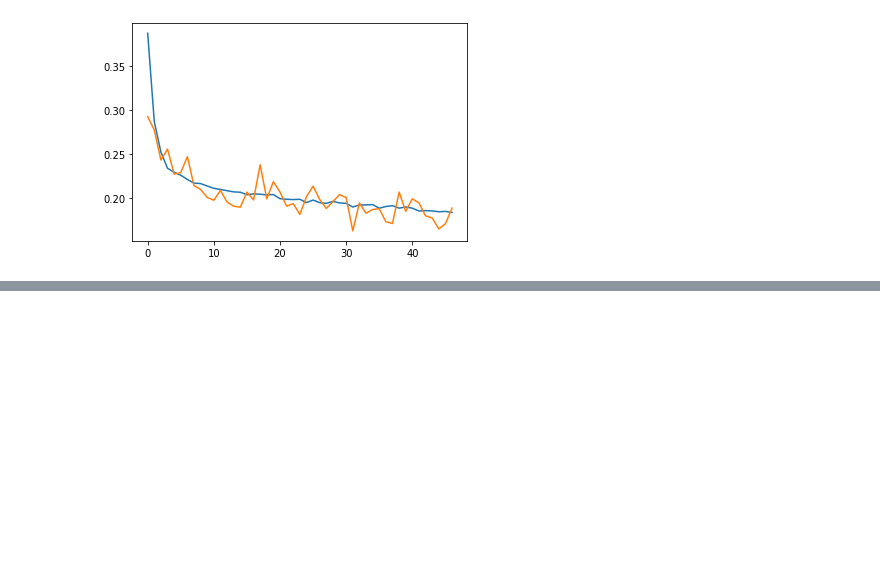
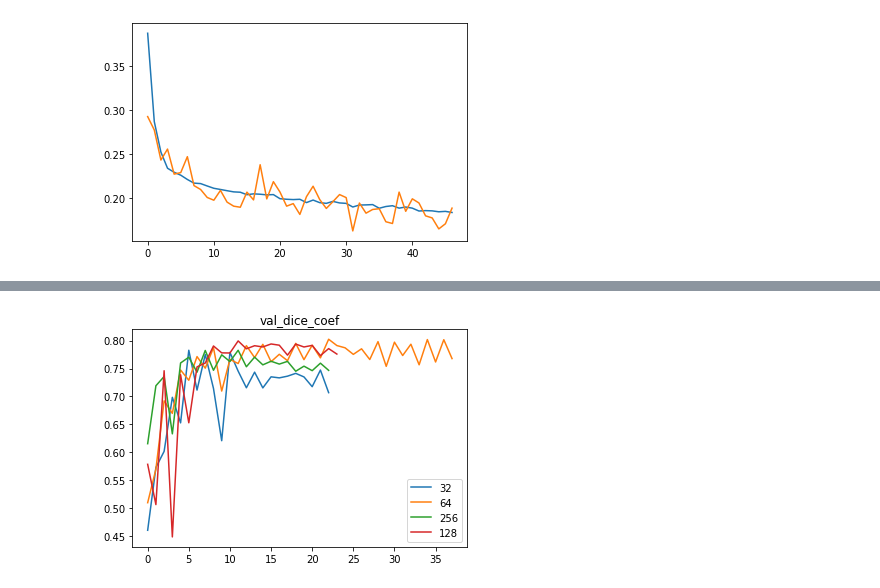
Before and after one commit to ilyarudyak/cs230_project_keras, a Jupyter notebook: isbi_challenge/training_v1.ipynb, the cells around one changed output, grey strips where cells are left out. Cells and saved outputs as stored; diff of their text form; code cells hidden in the pictures; blank space fills up the shorter version.

```diff
--- a/isbi_challenge/training_v1.ipynb
+++ b/isbi_challenge/training_v1.ipynb
@@ -296,0 +331,4 @@ plt.plot(history['val_loss']);
+# %%
+plot_metric('val_dice_coef', dir_path)
+# %% [output]
+[figure, added]
```
Also changed, not shown: parts of 8 cells of this notebook, 10 other files.
